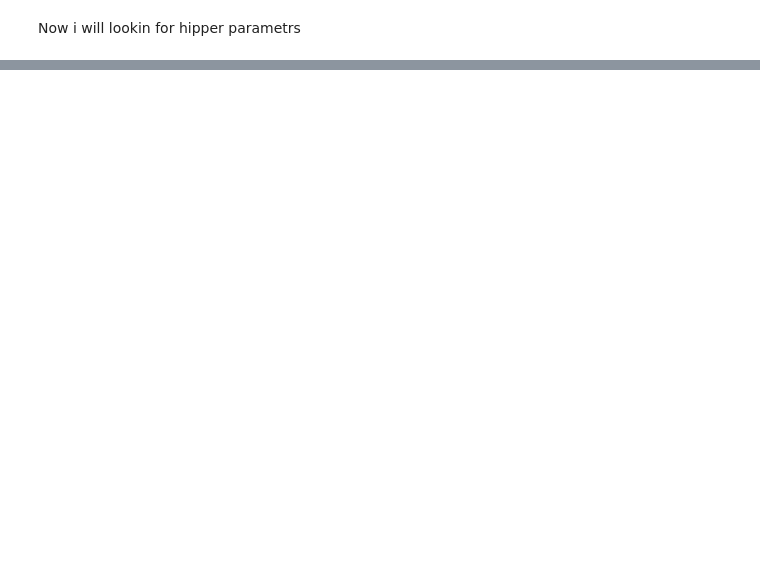
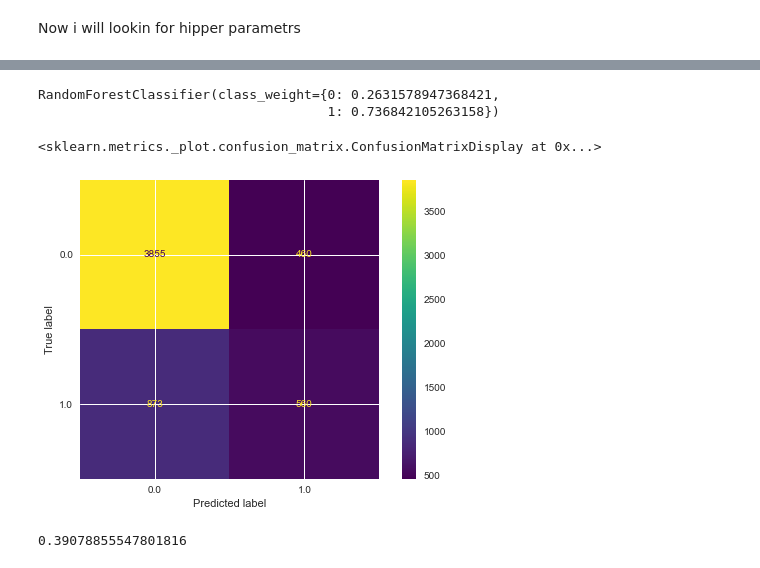
Before and after one commit to VladimirKrutko/Propobility-of-leaving, a Jupyter notebook: Sol.ipynb, the cells around one changed output, grey strips where cells are left out. Cells and saved outputs as stored; diff of their text form; code cells hidden in the pictures; blank space fills up the shorter version.

```diff
--- a/Sol.ipynb
+++ b/Sol.ipynb
@@ -552,0 +546,7 @@ learne_curve(GradientBoostingClassifier(), 'accuracy')
+# %%
+for weight in np.linspace(0,1, 20):
+    cl_weight = {0:1-weight, 1:weight}
+    forest = LogisticRegression(class_weight=cl_weight)
+    forest.fit(X_train, y_train)
+    pred= forest.predict(X_test)
+    print(f"{weight}-> {precision_score(y_test, pred)}")
@@ -552,0 +603,16 @@ learne_curve(GradientBoostingClassifier(), 'accuracy')
+# %%
+log_reg = LogisticRegression(class_weight={0:0.2631578947368421, 1:1-0.2631578947368421})
+# %%
+log_reg.fit(X_train, y_train)
+# %% [output]
+RandomForestClassifier(class_weight={0: 0.2631578947368421,
+                                     1: 0.736842105263158})
+# %%
+plot_confusion_matrix(log_reg, X_test, y_test)
+# %% [output]
+<sklearn.metrics._plot.confusion_matrix.ConfusionMatrixDisplay at 0x...>
+[figure, added]
+# %%
+precision_score(log_reg.predict(X_test), y_test)
+# %% [output]
+0.39078855547801816
```
Also changed, not shown: parts of 47 cells of this notebook.
